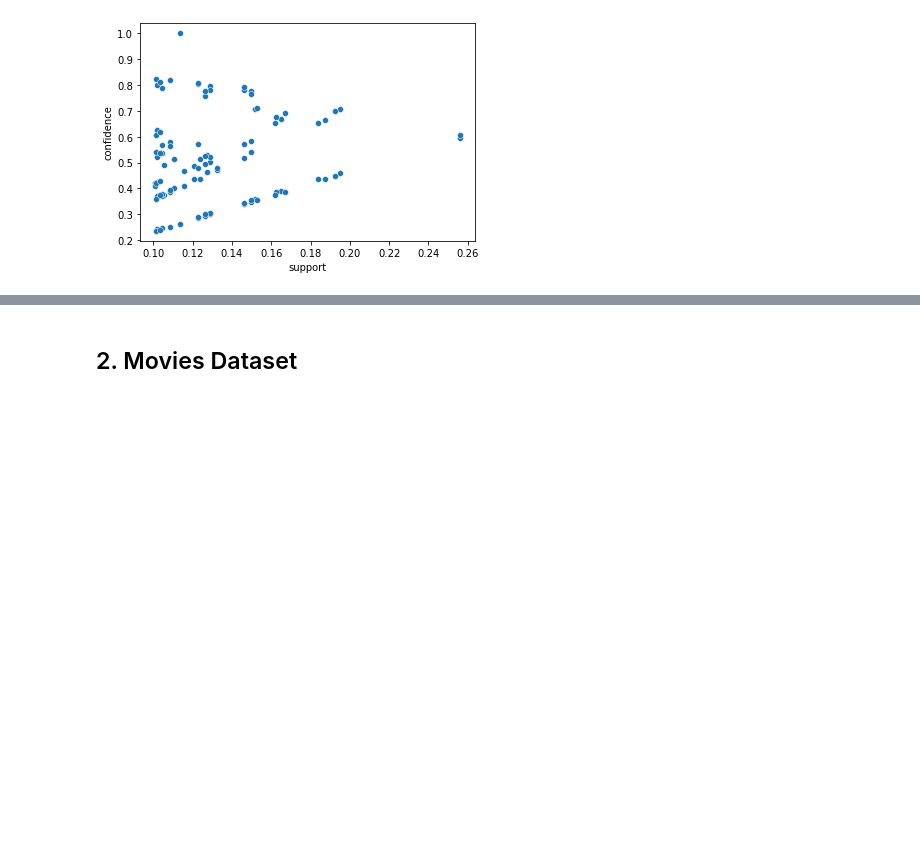
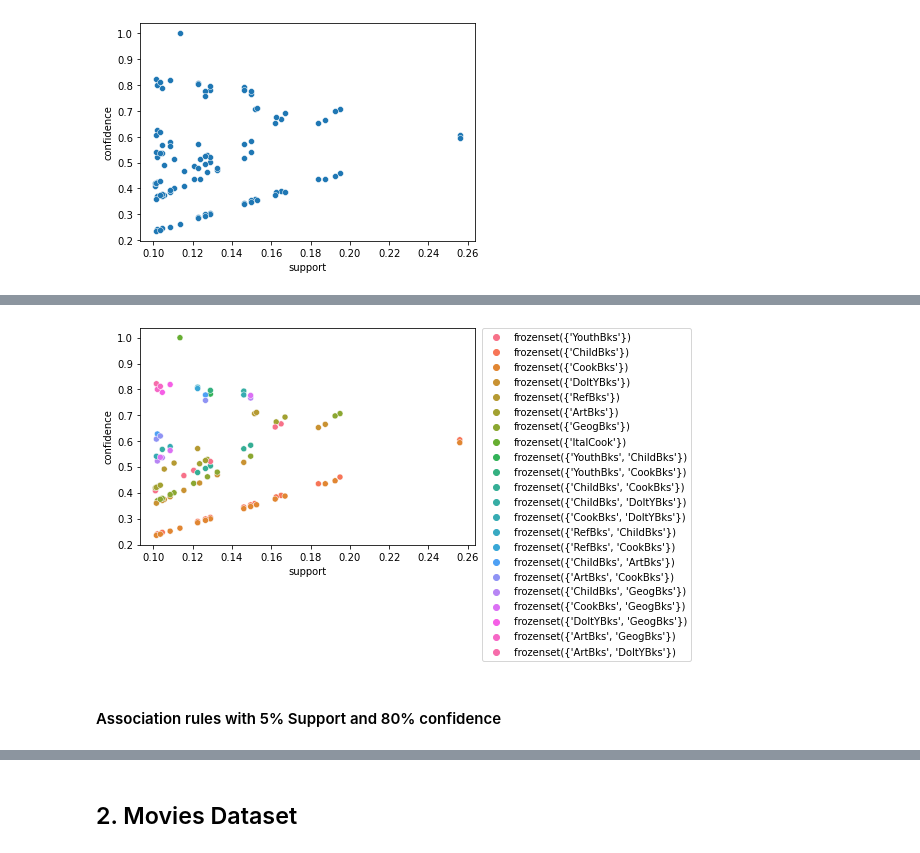
Before and after one commit to rohu4u/ExcelR-Assignments, a Jupyter notebook: Association Rule - Assignment No.9.ipynb, the cells around one changed output, grey strips where cells are left out. Cells and saved outputs as stored; diff of their text form; code cells hidden in the pictures; blank space fills up the shorter version.

```diff
--- a/Association Rule - Assignment No.9.ipynb
+++ b/Association Rule - Assignment No.9.ipynb
@@ -115,0 +133,8 @@ sns.scatterplot(rules['support'],rules['confidence'])
+# %%
+sns.scatterplot('support', 'confidence', data=rules, hue='antecedents')
+plt.legend(bbox_to_anchor=(1.02, 1), loc='upper left', borderaxespad=0)
+plt.show()
+# %% [output]
+[figure, added]
+# %% [markdown]
+#### Association rules with 5% Support and 80% confidence
```
Also changed, not shown: parts of 24 cells of this notebook.
